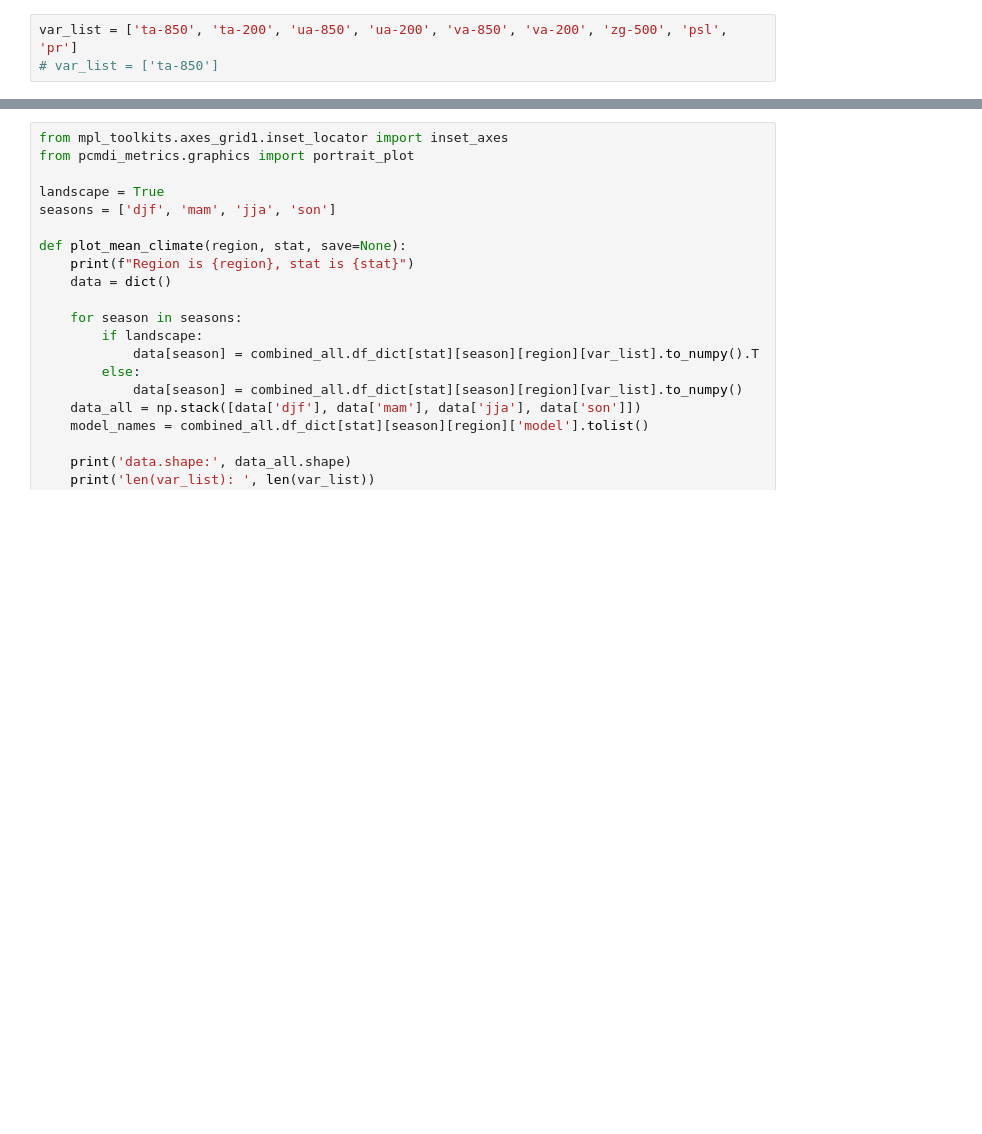
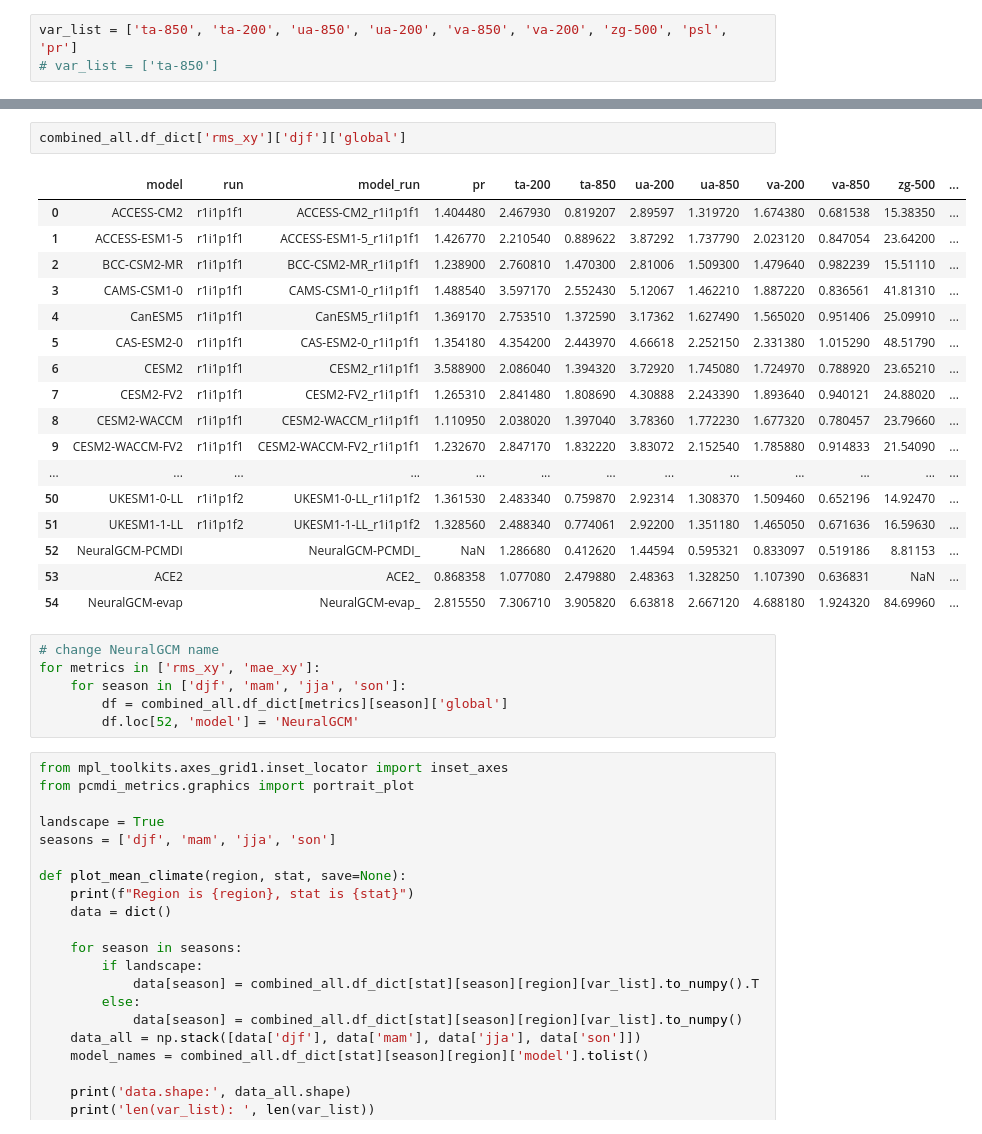
Before and after one commit to ShihengDuan/EarthAIModelEval, a Jupyter notebook: portrait-mean-climate.ipynb, the cells around one changed output, grey strips where cells are left out. Saved outputs shown, nothing was run; the diff lists cells and outputs as text; blank space fills up the shorter version.

```diff
--- a/portrait-mean-climate.ipynb
+++ b/portrait-mean-climate.ipynb
@@ -140,3 +261,29 @@ print(num_models)
+# %%
+combined_all.df_dict['rms_xy']['djf']['global']
+# %% [output]
+|  | model | run | model_run | pr | ta-200 | ta-850 | ua-200 | ua-850 | va-200 | va-850 | zg-500 | ... |
+| 0 | ACCESS-CM2 | r1i1p1f1 | ACCESS-CM2_r1i1p1f1 | 1.404480 | 2.467930 | 0.819207 | 2.89597 | 1.319720 | 1.674380 | 0.681538 | 15.38350 | ... |
+| 1 | ACCESS-ESM1-5 | r1i1p1f1 | ACCESS-ESM1-5_r1i1p1f1 | 1.426770 | 2.210540 | 0.889622 | 3.87292 | 1.737790 | 2.023120 | 0.847054 | 23.64200 | ... |
+| 2 | BCC-CSM2-MR | r1i1p1f1 | BCC-CSM2-MR_r1i1p1f1 | 1.238900 | 2.760810 | 1.470300 | 2.81006 | 1.509300 | 1.479640 | 0.982239 | 15.51110 | ... |
+| 3 | CAMS-CSM1-0 | r1i1p1f1 | CAMS-CSM1-0_r1i1p1f1 | 1.488540 | 3.597170 | 2.552430 | 5.12067 | 1.462210 | 1.887220 | 0.836561 | 41.81310 | ... |
+| 4 | CanESM5 | r1i1p1f1 | CanESM5_r1i1p1f1 | 1.369170 | 2.753510 | 1.372590 | 3.17362 | 1.627490 | 1.565020 | 0.951406 | 25.09910 | ... |
+| 5 | CAS-ESM2-0 | r1i1p1f1 | CAS-ESM2-0_r1i1p1f1 | 1.354180 | 4.354200 | 2.443970 | 4.66618 | 2.252150 | 2.331380 | 1.015290 | 48.51790 | ... |
+| 6 | CESM2 | r1i1p1f1 | CESM2_r1i1p1f1 | 3.588900 | 2.086040 | 1.394320 | 3.72920 | 1.745080 | 1.724970 | 0.788920 | 23.65210 | ... |
+| 7 | CESM2-FV2 | r1i1p1f1 | CESM2-FV2_r1i1p1f1 | 1.265310 | 2.841480 | 1.808690 | 4.30888 | 2.243390 | 1.893640 | 0.940121 | 24.88020 | ... |
+| 8 | CESM2-WACCM | r1i1p1f1 | CESM2-WACCM_r1i1p1f1 | 1.110950 | 2.038020 | 1.397040 | 3.78360 | 1.772230 | 1.677320 | 0.780457 | 23.79660 | ... |
+| 9 | CESM2-WACCM-FV2 | r1i1p1f1 | CESM2-WACCM-FV2_r1i1p1f1 | 1.232670 | 2.847170 | 1.832220 | 3.83072 | 2.152540 | 1.785880 | 0.914833 | 21.54090 | ... |
+| ... | ... | ... | ... | ... | ... | ... | ... | ... | ... | ... | ... | ... |
+| 50 | UKESM1-0-LL | r1i1p1f2 | UKESM1-0-LL_r1i1p1f2 | 1.361530 | 2.483340 | 0.759870 | 2.92314 | 1.308370 | 1.509460 | 0.652196 | 14.92470 | ... |
+| 51 | UKESM1-1-LL | r1i1p1f2 | UKESM1-1-LL_r1i1p1f2 | 1.328560 | 2.488340 | 0.774061 | 2.92200 | 1.351180 | 1.465050 | 0.671636 | 16.59630 | ... |
+| 52 | NeuralGCM-PCMDI |  | NeuralGCM-PCMDI_ | NaN | 1.286680 | 0.412620 | 1.44594 | 0.595321 | 0.833097 | 0.519186 | 8.81153 | ... |
+| 53 | ACE2 |  | ACE2_ | 0.868358 | 1.077080 | 2.479880 | 2.48363 | 1.328250 | 1.107390 | 0.636831 | NaN | ... |
+| 54 | NeuralGCM-evap |  | NeuralGCM-evap_ | 2.815550 | 7.306710 | 3.905820 | 6.63818 | 2.667120 | 4.688180 | 1.924320 | 84.69960 | ... |
+# %%
+# change NeuralGCM name
+for metrics in ['rms_xy', 'mae_xy']:
+    for season in ['djf', 'mam', 'jja', 'son']:
+        df = combined_all.df_dict[metrics][season]['global']
+        df.loc[52, 'model'] = 'NeuralGCM'
 # %%
 from mpl_toolkits.axes_grid1.inset_locator import inset_axes
 from pcmdi_metrics.graphics import portrait_plot
```
Also changed, not shown: parts of 17 cells of this notebook.
